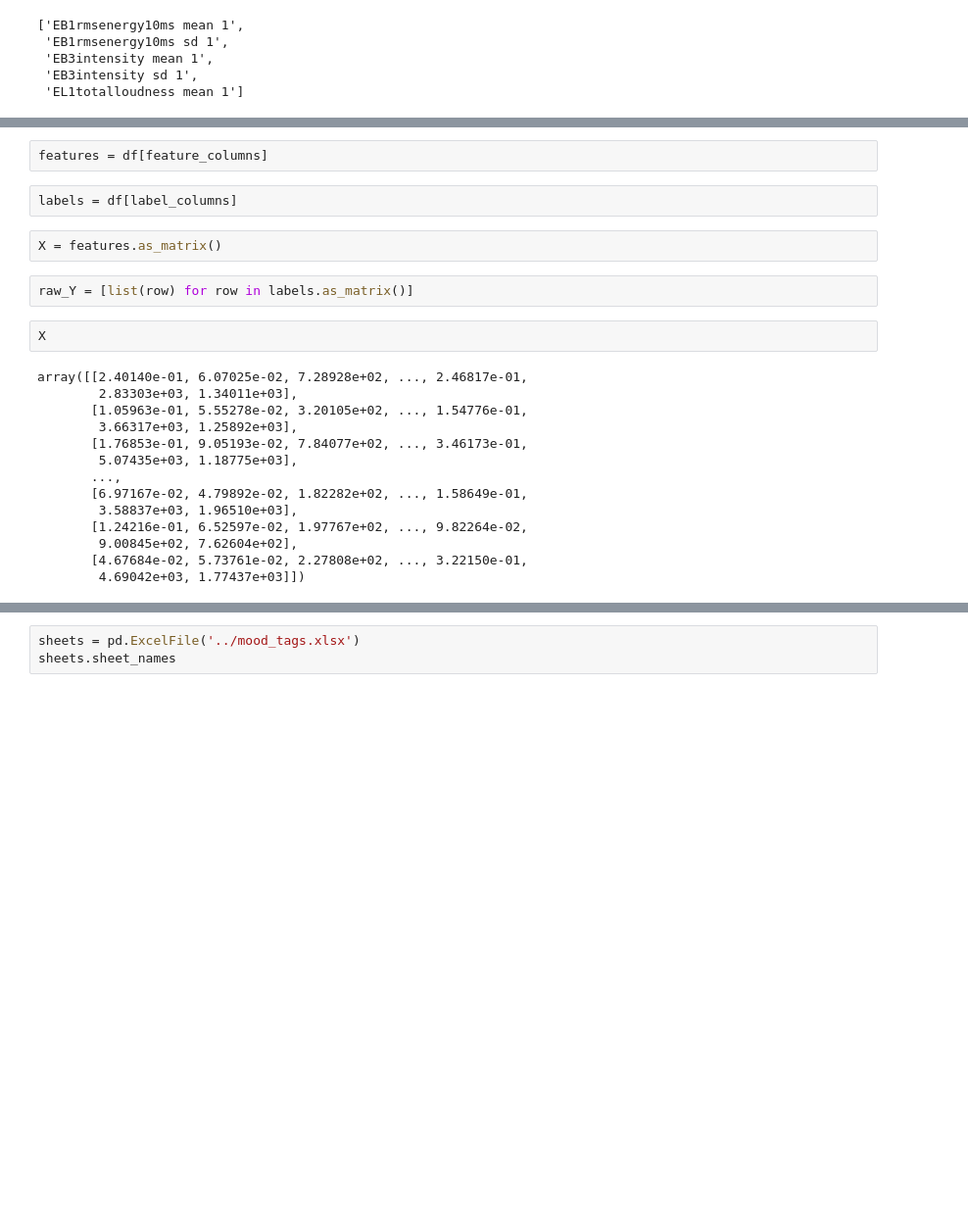
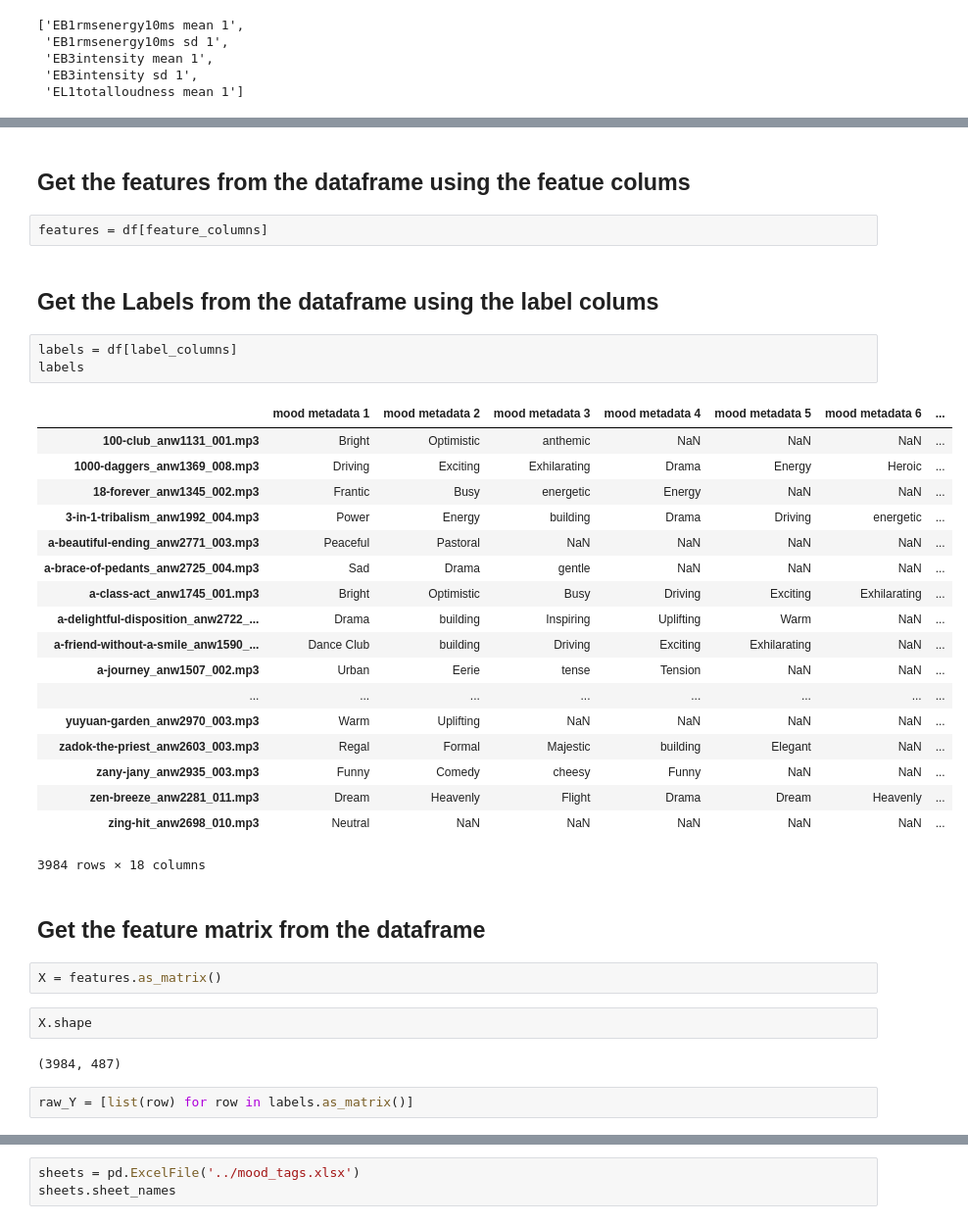
Before and after one commit to yardstick17/linear_models, a Jupyter notebook: multilabel_classifier.ipynb, the cells around one changed output, grey strips where cells are left out. Shown at 98% size. Saved outputs shown, nothing was run; the diff lists cells and outputs as text; blank space fills up the shorter version.

```diff
--- a/multilabel_classifier.ipynb
+++ b/multilabel_classifier.ipynb
@@ -49,25 +66,39 @@ label_columns[:5]
+# %% [markdown]
+## Get the features from the dataframe using the featue colums
 # %%
 features = df[feature_columns]
+# %% [markdown]
+## Get the Labels from the dataframe using the label colums
 # %%
 labels = df[label_columns]
+labels
+# %% [output]
+|  | mood metadata 1 | mood metadata 2 | mood metadata 3 | mood metadata 4 | mood metadata 5 | mood metadata 6 | ... |
+| 100-club_anw1131_001.mp3 | Bright | Optimistic | anthemic | NaN | NaN | NaN | ... |
+| 1000-daggers_anw1369_008.mp3 | Driving | Exciting | Exhilarating | Drama | Energy | Heroic | ... |
+| 18-forever_anw1345_002.mp3 | Frantic | Busy | energetic | Energy | NaN | NaN | ... |
+| 3-in-1-tribalism_anw1992_004.mp3 | Power | Energy | building | Drama | Driving | energetic | ... |
+| a-beautiful-ending_anw2771_003.mp3 | Peaceful | Pastoral | NaN | NaN | NaN | NaN | ... |
+| a-brace-of-pedants_anw2725_004.mp3 | Sad | Drama | gentle | NaN | NaN | NaN | ... |
+| a-class-act_anw1745_001.mp3 | Bright | Optimistic | Busy | Driving | Exciting | Exhilarating | ... |
+| a-delightful-disposition_anw2722_... | Drama | building | Inspiring | Uplifting | Warm | NaN | ... |
+| a-friend-without-a-smile_anw1590_... | Dance Club | building | Driving | Exciting | Exhilarating | NaN | ... |
+| a-journey_anw1507_002.mp3 | Urban | Eerie | tense | Tension | NaN | NaN | ... |
+| ... | ... | ... | ... | ... | ... | ... | ... |
+| yuyuan-garden_anw2970_003.mp3 | Warm | Uplifting | NaN | NaN | NaN | NaN | ... |
+| zadok-the-priest_anw2603_003.mp3 | Regal | Formal | Majestic | building | Elegant | NaN | ... |
+| zany-jany_anw2935_003.mp3 | Funny | Comedy | cheesy | Funny | NaN | NaN | ... |
+| zen-breeze_anw2281_011.mp3 | Dream | Heavenly | Flight | Drama | Dream | Heavenly | ... |
+| zing-hit_anw2698_010.mp3 | Neutral | NaN | NaN | NaN | NaN | NaN | ... |
+3984 rows × 18 columns
+# %% [markdown]
+## Get the feature matrix from the dataframe
 # %%
 X = features.as_matrix()
+# %%
+X.shape
+# %% [output]
+(3984, 487)
 # %%
 raw_Y = [list(row) for row in labels.as_matrix()]
-# %%
-X
-# %% [output]
-array([[2.40140e-01, 6.07025e-02, 7.28928e+02, ..., 2.46817e-01,
-        2.83303e+03, 1.34011e+03],
-       [1.05963e-01, 5.55278e-02, 3.20105e+02, ..., 1.54776e-01,
-        3.66317e+03, 1.25892e+03],
-       [1.76853e-01, 9.05193e-02, 7.84077e+02, ..., 3.46173e-01,
-        5.07435e+03, 1.18775e+03],
-       ...,
-       [6.97167e-02, 4.79892e-02, 1.82282e+02, ..., 1.58649e-01,
-        3.58837e+03, 1.96510e+03],
-       [1.24216e-01, 6.52597e-02, 1.97767e+02, ..., 9.82264e-02,
-        9.00845e+02, 7.62604e+02],
-       [4.67684e-02, 5.73761e-02, 2.27808e+02, ..., 3.22150e-01,
-        4.69042e+03, 1.77437e+03]])
 # %%
```
Also changed, not shown: parts of 21 cells of this notebook.
